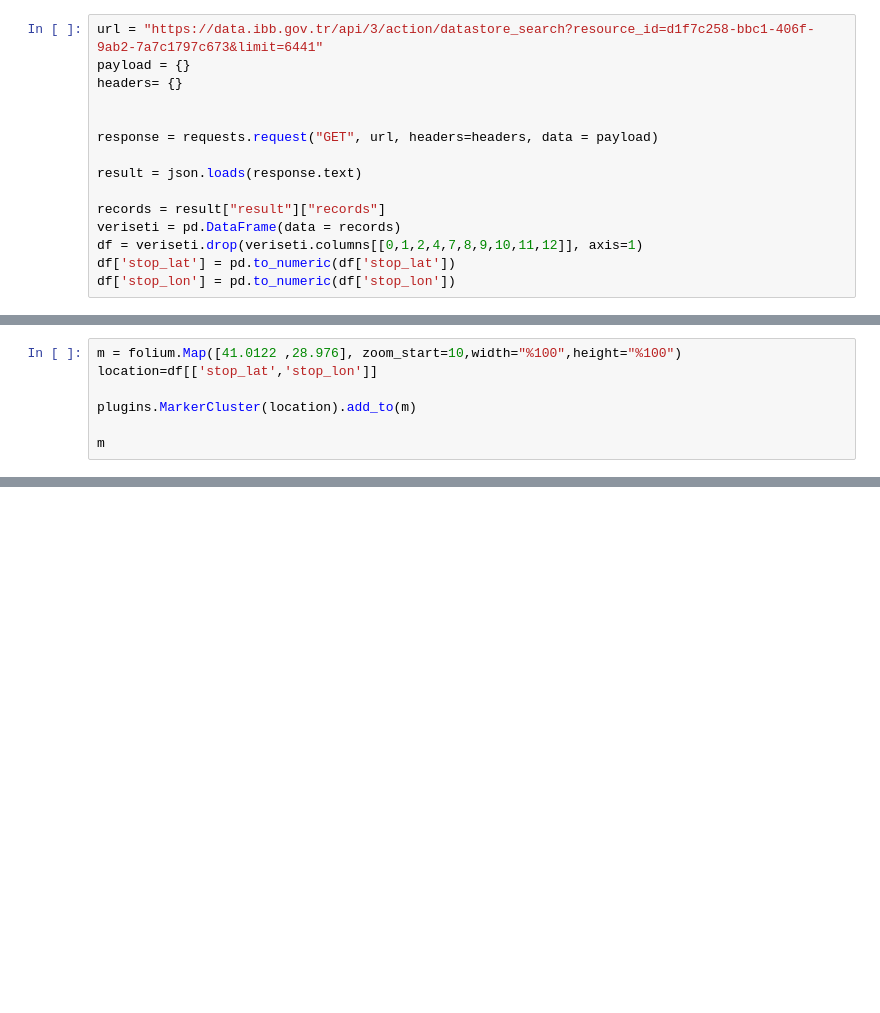
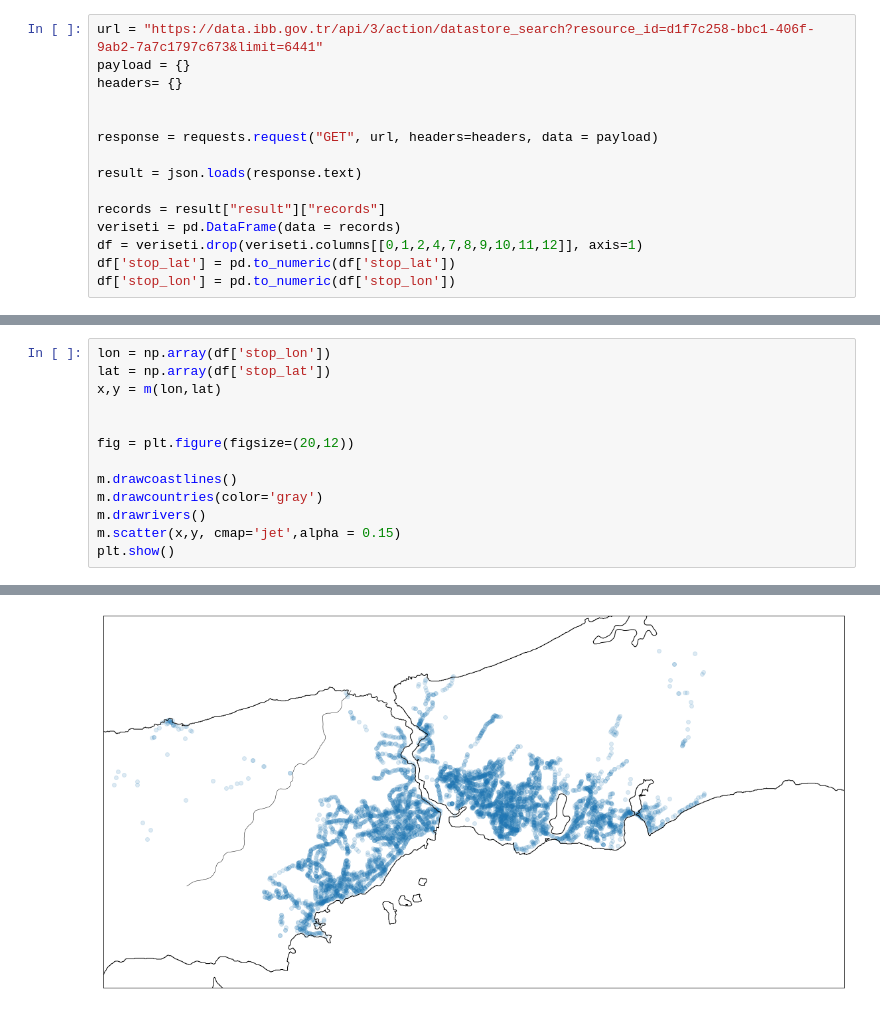
Before and after one commit to Lambd4Velorum/StatisticalDataAnalysis, a Jupyter notebook: Soru5.ipynb, the cells around one changed output, grey strips where cells are left out. Saved outputs shown, nothing was run; the diff lists cells and outputs as text; blank space fills up the shorter version.

```diff
--- a/Soru5.ipynb
+++ b/Soru5.ipynb
@@ -43,8 +45,14 @@ TypeError: 'module' object is not callable
 # %%
-m = folium.Map([41.0122 ,28.976], zoom_start=10,width="%100",height="%100")
-location=df[['stop_lat','stop_lon']]
+lon = np.array(df['stop_lon'])
+lat = np.array(df['stop_lat'])
+x,y = m(lon,lat)
 
-plugins.MarkerCluster(location).add_to(m)
 
-m
+fig = plt.figure(figsize=(20,12))
+
+m.drawcoastlines()
+m.drawcountries(color='gray')
+m.drawrivers()
+m.scatter(x,y, cmap='jet',alpha = 0.15)
+plt.show()
 # %% [output]
@@ -51,0 +59 @@ m
+[figure, added]
```
Also changed, not shown: parts of 4 cells of this notebook.
